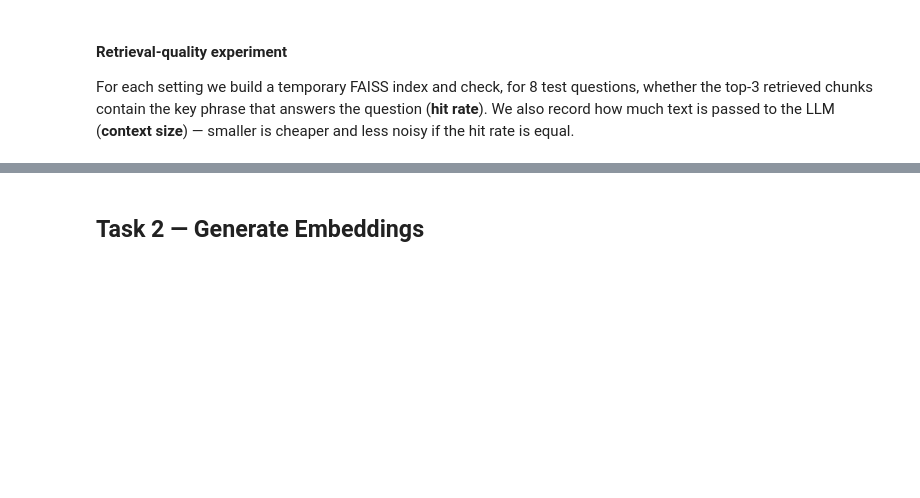
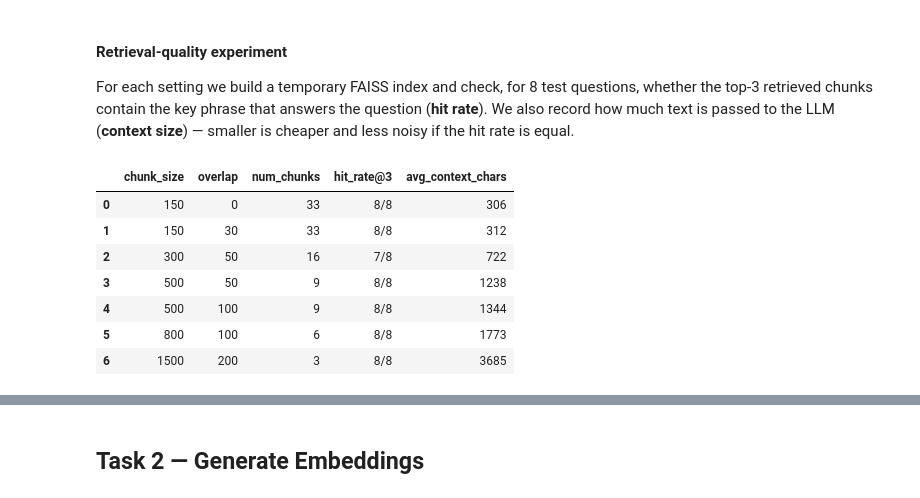
Before and after one commit to prabhavijayakumarcodes/mini-project-c4-c5, a Jupyter notebook: Part_B_MA_RAG_Assistant.ipynb, the cells around one changed output, grey strips where cells are left out. Cells and saved outputs as stored; diff of their text form; code cells hidden in the pictures; blank space fills up the shorter version.

```diff
--- a/Part_B_MA_RAG_Assistant.ipynb
+++ b/Part_B_MA_RAG_Assistant.ipynb
@@ -101,35 +143,81 @@ for size, overlap in [(150, 30), (1500, 200)]:
 For each setting we build a temporary FAISS index and check, for 8 test questions, whether the top-3 retrieved chunks contain the key phrase that answers the question (**hit rate**). We also record how much text is passed to the LLM (**context size**) — smaller is cheaper and less noisy if the hit rate is equal.
 # %%
 # Embedding model (Task 2 explains embeddings in detail)
-embeddings = GoogleGenerativeAIEmbeddings(model=EMBEDDING_MODEL)
+import time
+from langchain_core.embeddings import Embeddings
+
+class CachedRateLimitedEmbeddings(Embeddings):
+    """The Gemini free tier allows 100 embedded texts per minute. This wrapper embeds each distinct
+    text only once (the experiment re-uses the same chunks/questions) and throttles + retries on 429s."""
+
+    def __init__(self, inner, per_minute=90, batch_size=20):
+        self.inner, self.per_minute, self.batch_size = inner, per_minute, batch_size
+        self.cache, self.sent = {}, []
+
+    def _call(self, fn, arg, n):
+        for attempt in range(6):
+            while sum(k for t, k in self.sent if time.time() - t < 60) + n > self.per_minute:
+                time.sleep(1)
+            self.sent.append((time.time(), n))
+            try:
+                return fn(arg)
+            except Exception as exc:
+                if "429" not in str(exc) and "quota" not in str(exc).lower():
+                    raise
+                time.sleep(20 * (attempt + 1))
+        return fn(arg)
+
+    def embed_documents(self, texts):
+        missing = list(dict.fromkeys(t for t in texts if ("d", t) not in self.cache))
+        for i in range(0, len(missing), self.batch_size):
+            batch = missing[i:i + self.batch_size]
+            for t, v in zip(batch, self._call(self.inner.embed_documents, batch, len(batch))):
+                self.cache[("d", t)] = v
+        return [self.cache[("d", t)] for t in texts]
+
+    def embed_query(self, text):
+        if ("q", text) not in self.cache:
+            self.cache[("q", text)] = self._call(self.inner.embed_query, text, 1)
+        return self.cache[("q", text)]
+
+embeddings = CachedRateLimitedEmbeddings(GoogleGenerativeAIEmbeddings(model=EMBEDDING_MODEL))
 
 eval_set = [
     ("What do indemnification provisions cover?", "Baskets, caps, escrows"),
     ("Which valuation multiples are used for comparable companies?", "EV/EBITDA"),
     ("What does a DCF valuation involve?", "WACC"),
     ("What risks fall under cyber and data privacy?", "breach history"),
     ("What should a confidentiality agreement include?", "carve-outs"),
     ("What are typical conditions precedent?", "Regulatory/FDI approvals"),
     ("How should restrictive covenants be assessed?", "Non-compete, non-solicit"),
     ("What are the people and culture risks?", "unions/works councils"),
 ]
 
 # Embed the questions once and reuse them for every chunk setting
 question_vectors = embeddings.embed_documents([q for q, _ in eval_set])
 
 exp_rows = []
 for size, overlap in configs:
     ch = make_chunks(size, overlap)
     store = FAISS.from_documents(ch, embeddings, normalize_L2=True)
     hits, ctx = 0, []
     for (q, key), qv in zip(eval_set, question_vectors):
         docs = store.similarity_search_by_vector(qv, k=3)
         hits += any(key.lower() in d.page_content.lower() for d in docs)
         ctx.append(sum(len(d.page_content) for d in docs))
     exp_rows.append({"chunk_size": size, "overlap": overlap, "num_chunks": len(ch),
                      "hit_rate@3": f"{hits}/{len(eval_set)}", "avg_context_chars": int(np.mean(ctx))})
 
 experiment = pd.DataFrame(exp_rows)
 experiment
+# %% [output]
+|  | chunk_size | overlap | num_chunks | hit_rate@3 | avg_context_chars |
+| 0 | 150 | 0 | 33 | 8/8 | 306 |
+| 1 | 150 | 30 | 33 | 8/8 | 312 |
+| 2 | 300 | 50 | 16 | 7/8 | 722 |
+| 3 | 500 | 50 | 9 | 8/8 | 1238 |
+| 4 | 500 | 100 | 9 | 8/8 | 1344 |
+| 5 | 800 | 100 | 6 | 8/8 | 1773 |
+| 6 | 1500 | 200 | 3 | 8/8 | 3685 |
 # %%
 # Final choice — data-driven selection rule (explained in the report below):
```
Also changed, not shown: parts of 15 cells of this notebook, 1 other file.
